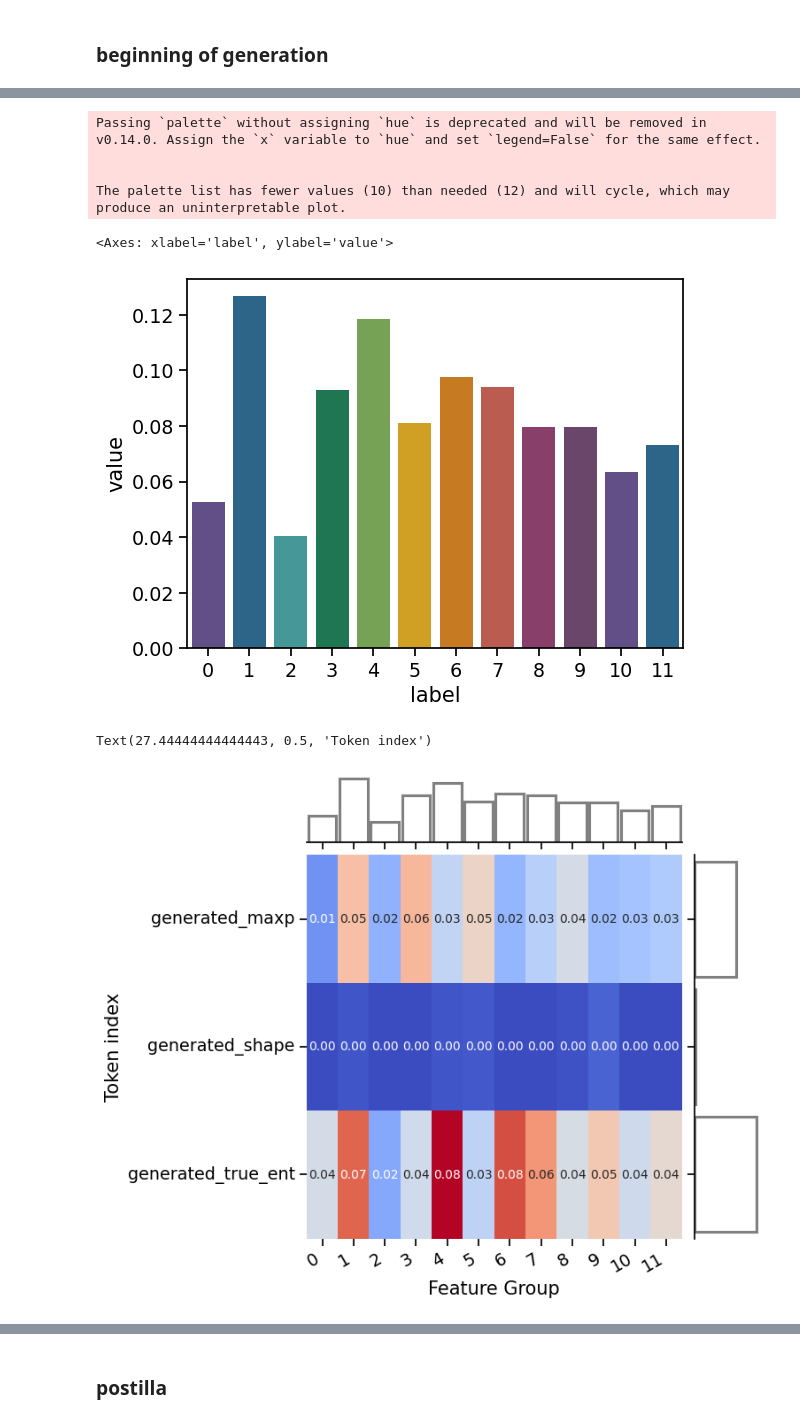
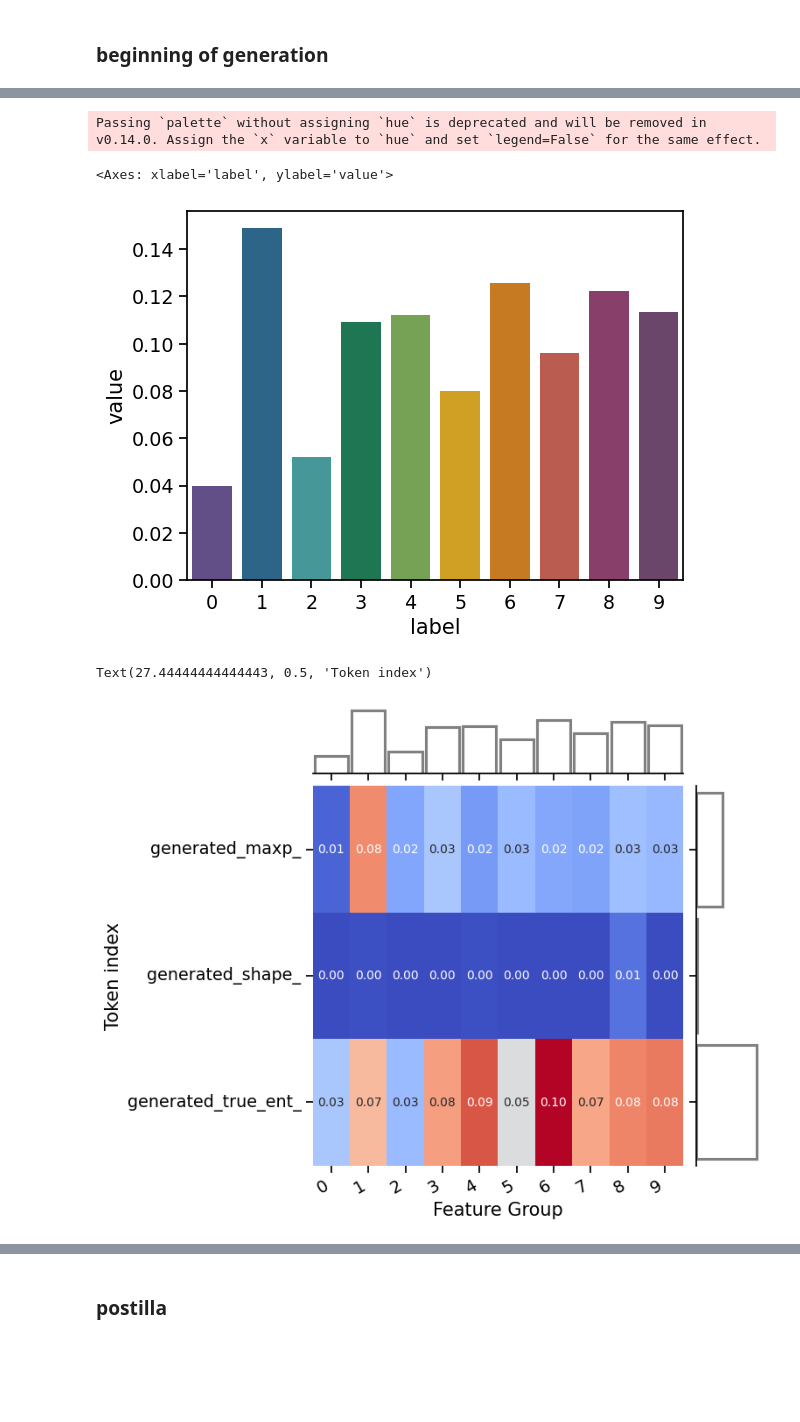
Before and after one commit to carloalbertobono/llm-uncertainty, a Jupyter notebook: tablellama-classifier.ipynb, the cells around one changed output, grey strips where cells are left out. Drawn from its saved outputs; the diff is of its cells as text; code cells hidden in the pictures; blank space fills up the shorter version.

```diff
--- a/tablellama-classifier.ipynb
+++ b/tablellama-classifier.ipynb
@@ -64,0 +56,15 @@ mm[(mm.segment=='generated')].groupby('pid').tokzero.max().min()
+# %%
+%%time
+
+mmg = mm[mm.segment=='generated']
+
+df_logitlens_kl_expanded = mmg['logitlens_kl'].apply(pd.Series)
+df_logitlens_kl_expanded.columns = [f'logitlens_kl{i}' for i in range(df_logitlens_kl_expanded.shape[1])]
+
+df_logitlens_iou_expanded = mmg['logitlens_iou'].apply(pd.Series)
+df_logitlens_iou_expanded.columns = [f'logitlens_iou{i}' for i in range(df_logitlens_iou_expanded.shape[1])]
+
+# concat with the original
+mmg = pd.concat([mmg.drop(columns=['logitlens_kl', 'logitlens_iou']),
+                     df_logitlens_kl_expanded,
+                     df_logitlens_iou_expanded], axis=1)
@@ -65,12 +82,17 @@ mm[(mm.segment=='generated')].groupby('pid').tokzero.max().min()
 # %%
+%%time
+
 # beginning of generation
 N = 10
 
-# ds = mm[(mm.segment=='generated') & (mm.tokzero_end>=-N)][['run', 'pid', 'tokzero_end', 'shape', 'true_ent', 'maxp']]
+selected_features = ['shape', 'true_ent', 'maxp']
 
 # beginning of generation bears more information (AUC) than end of generation
-ds = mm[(mm.segment=='generated') & (mm.tokzero<N)][['run', 'pid', 'tokzero', 'shape', 'true_ent', 'maxp']]
+ds = mmg[(mmg.segment=='generated') & (mmg.tokzero<N)][['run', 'pid', 'tokzero'] + selected_features]
 
-ds = ds.pivot(index=['run', 'pid'], columns='tokzero', values=['shape', 'maxp', 'true_ent']).reset_index()
-ds.columns = [''.join([str(c) for c in col]).strip() for col in ds.columns.values]
+ds = ds.pivot(index=['run', 'pid'], columns='tokzero', values=selected_features).reset_index()
+
+# indexes for kl/iou are _LAYER_TOKEN
+ds.columns = ['_'.join([str(c) for c in col]).strip() for col in ds.columns.values]
+ds = ds.rename(columns={'run_': 'run', 'pid_': 'pid'})
 ds = ds.merge(truth, on=['run', 'pid'])
@@ -212,7 +235,7 @@ vals = pd.DataFrame({'label':shap_values.feature_names, 'value':values[0]}).sort
 vals.value = vals.value / vals.value.sum()
 vals['label_orig'] = vals['label']
 vals['grp'] = vals['label'].apply(lambda x : ''.join(i for i in x if not i.isdigit()))
-vals['label'] = vals['label'].apply(lambda x : ''.join(i for i in x if i.isdigit()))
+vals['label'] = vals['label'].apply(lambda x : ''.join(i for i in x.split('_')[-1] if i.isdigit()))
 vals['label'] = vals['label'].astype(int)
 # %%
 vals.groupby('grp').value.sum()
@@ -234,13 +277,10 @@ index_importances = vals.sort_index().groupby('label').value.sum()
 sns.barplot(index_importances, palette=palette)
 # %% [output]
 Passing `palette` without assigning `hue` is deprecated and will be removed in v0.14.0. Assign the `x` variable to `hue` and set `legend=False` for the same effect.
-
-
-The palette list has fewer values (10) than needed (12) and will cycle, which may produce an uninterpretable plot.
 <Axes: xlabel='label', ylabel='value'>
-[figure, old version]
+[figure, new version]
 # %%
-_toplot = vals.pivot(index='grp', columns='label', values='value')
+_toplot = vals.pivot_table(index=['grp'], columns='label', values='value')
 
 grid = sns.JointGrid()
 
@@ -251,31 +291,32 @@ sns.heatmap(_toplot, ax=grid.ax_joint, cbar=False, annot=True, fmt=".2f", annot_
 sns.barplot(_toplot.sum(), ax=grid.ax_marg_x, width=0.9, fill=False, color='grey')
 
 sns.barplot(_toplot.sum(axis=1), ax=grid.ax_marg_y, orient='h', width=0.9, fill=False, color='grey')
+
 # Offset value (just half an unit)
 _off = .5
 
 # Fix x
 _xmin, _xmax = grid.ax_joint.get_xlim()
 grid.ax_joint.set_xlim(_xmin+_off, _xmax+_off)
 for bar in grid.ax_marg_x.containers[0]:
     bar.set_x(bar.get_x() + _off)
 
 # Fix y
 _ymin, _ymax = grid.ax_joint.get_ylim()
 grid.ax_joint.set_ylim(_ymin+_off, _ymax+_off)
 for bar in grid.ax_marg_y.containers[0]:
     bar.set_y(bar.get_y() + _off)
 
 # Need to use this to set the horizontal_alignment
 grid.ax_joint.set_xticklabels(
     grid.ax_joint.get_xticklabels(),
     rotation=30,
     ha='right'
 )
 grid.ax_joint.yaxis.set_tick_params(rotation=0)
 
 grid.ax_joint.set_xlabel('Feature Group')
 grid.ax_joint.set_ylabel('Token index')
 # %% [output]
 Text(27.44444444444443, 0.5, 'Token index')
-[figure, old version]
+[figure, new version]
```
Also changed, not shown: parts of 83 cells of this notebook, 4 other files.
